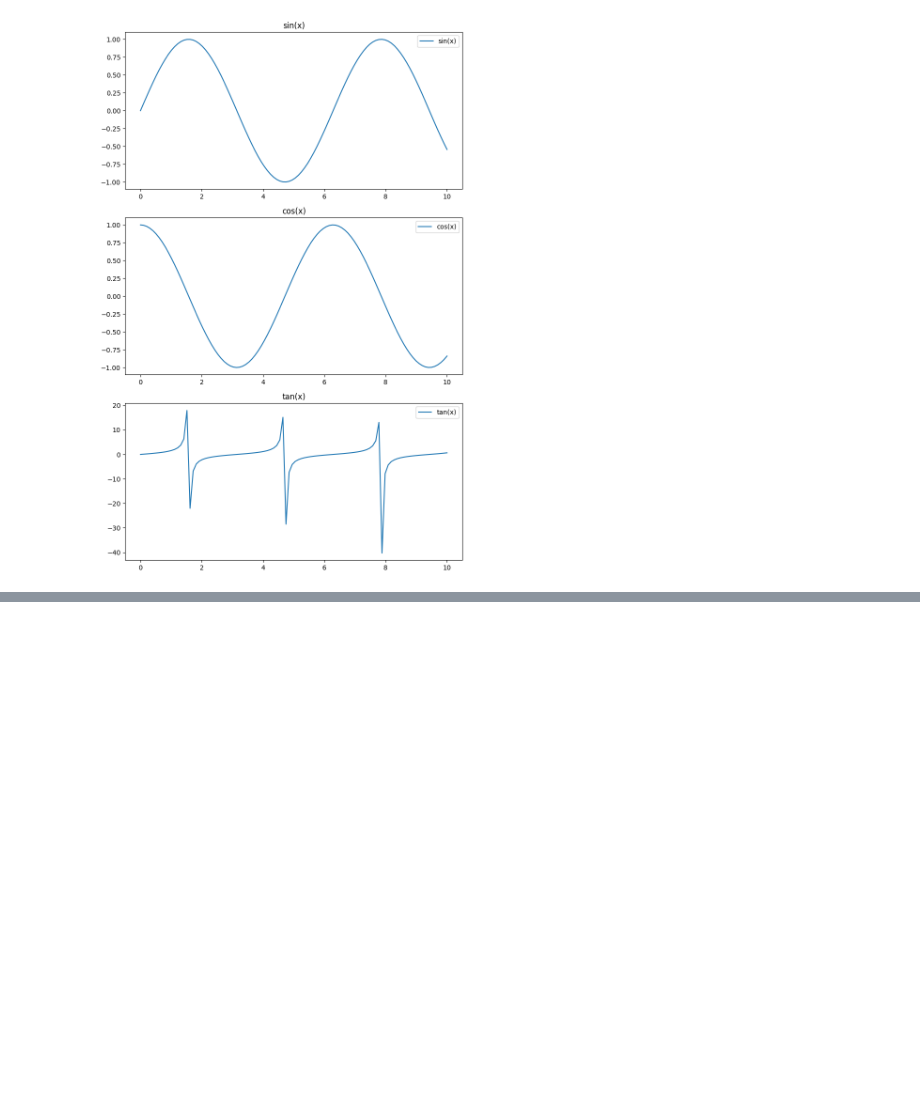
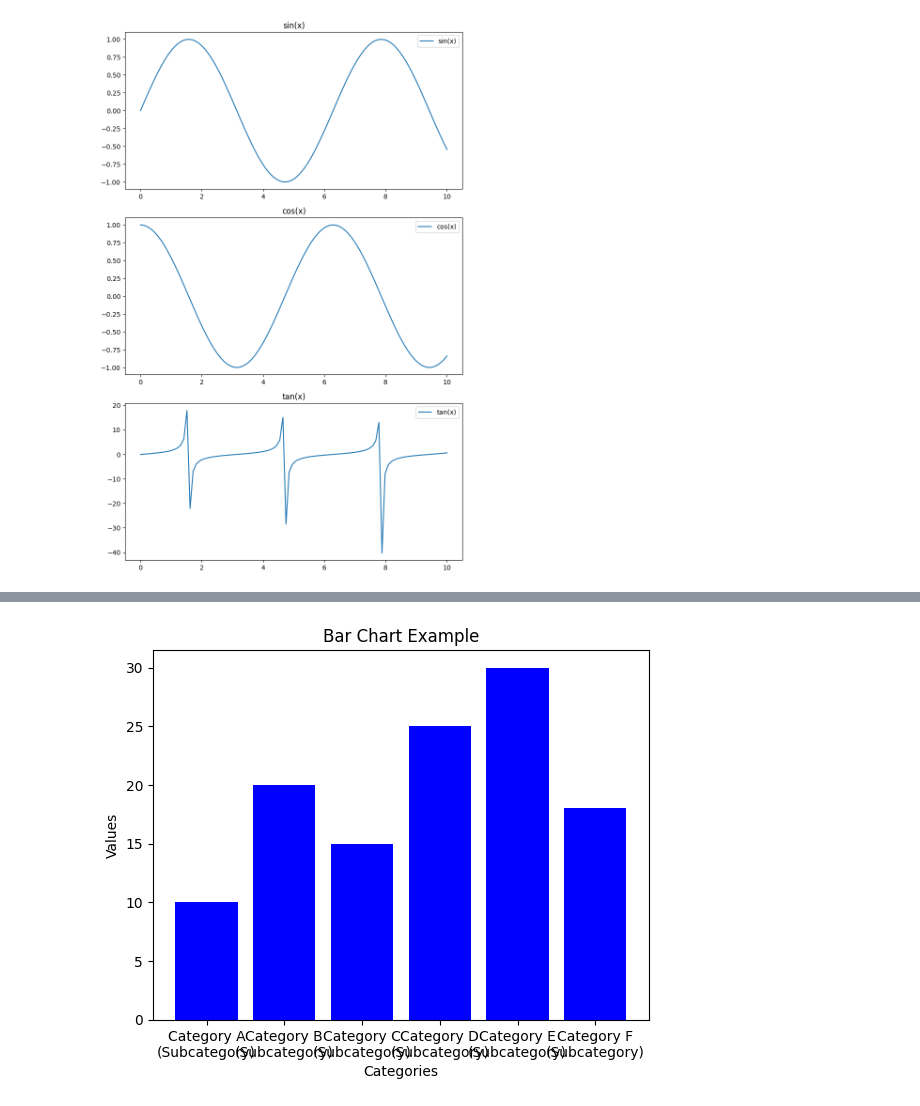
Before and after one commit to ArsalanKhan04/AgroDigital, a Jupyter notebook: agrodigital_proj/render_images/GetMaps.ipynb, the cells around one changed output, grey strips where cells are left out. Drawn from its saved outputs; the diff is of its cells as text; code cells hidden in the pictures; blank space fills up the shorter version.

```diff
--- a/agrodigital_proj/render_images/GetMaps.ipynb
+++ b/agrodigital_proj/render_images/GetMaps.ipynb
@@ -155,0 +251,24 @@ plt.show()
+# %%
+# Sample data in tuples (label, value)
+data_tuples = [("Category A\n(Subcategory)", 10),
+               ("Category B\n(Subcategory)", 20),
+               ("Category C\n(Subcategory)", 15),
+               ("Category D\n(Subcategory)", 25),
+               ("Category E\n(Subcategory)", 30),
+               ("Category F\n(Subcategory)", 18)]
+
+# Extracting labels and values from tuples
+labels, values = zip(*data_tuples)
+
+# Creating a bar chart
+plt.bar(labels, values, color='blue')
+
+# Adding labels and title
+plt.xlabel('Categories')
+plt.ylabel('Values')
+plt.title('Bar Chart Example')
+
+# Display the bar chart
+plt.show()
+# %% [output]
+[figure, added]
```
Also changed, not shown: parts of 8 cells of this notebook, 5 other files.
